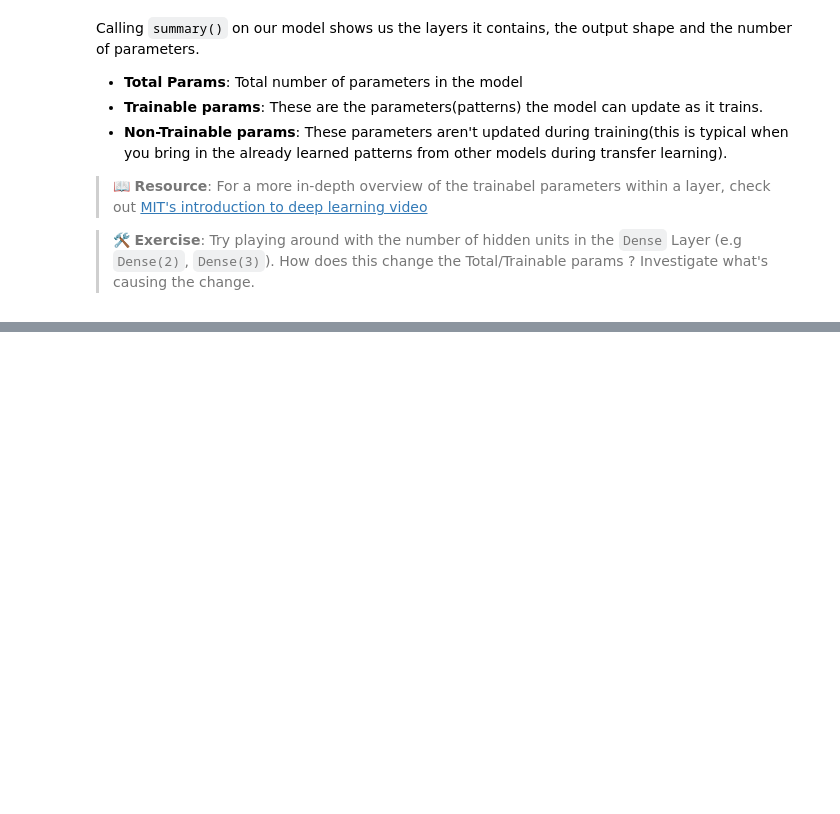
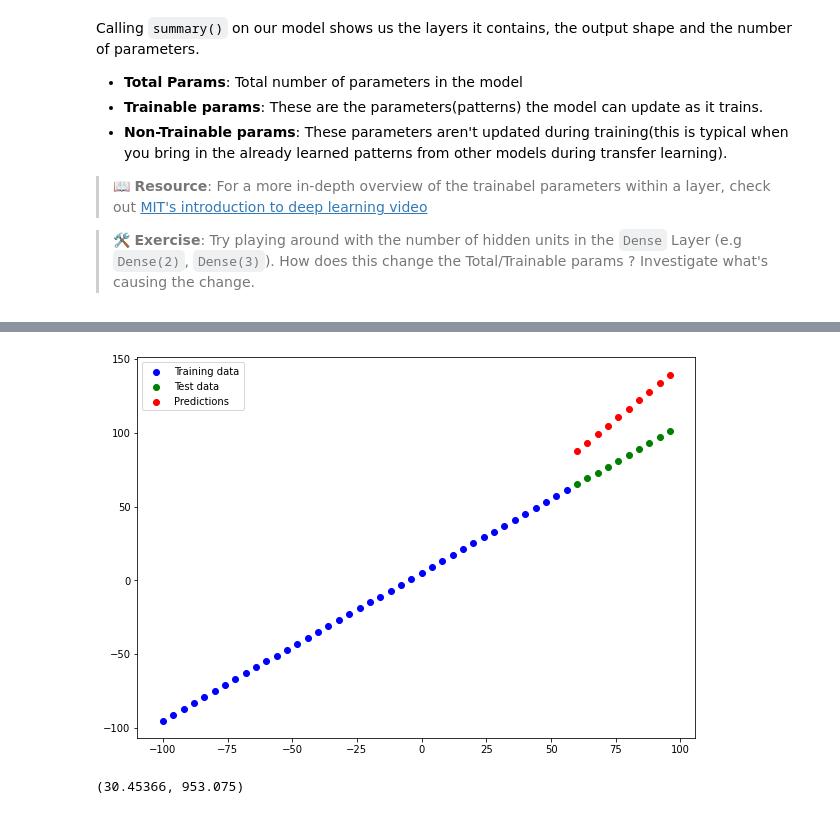
Before and after one commit to SaketMunda/tensorflow-fundamentals, a Jupyter notebook: 01_neural_network_regression_in_tensorflow.ipynb, the cells around one changed output, grey strips where cells are left out. Cells and saved outputs as stored; diff of their text form; code cells hidden in the pictures; blank space fills up the shorter version.

```diff
--- a/01_neural_network_regression_in_tensorflow.ipynb
+++ b/01_neural_network_regression_in_tensorflow.ipynb
@@ -457,0 +748,5 @@ Calling `summary()` on our model shows us the layers it contains, the output sha
+# %%
+# Make predictions and plot model_2
+y_preds_2 = model_2.predict(X_test)
+plot_prediction(predictions=y_preds_2)
+# %% [output]
@@ -457,0 +754,8 @@ Calling `summary()` on our model shows us the layers it contains, the output sha
+[figure, added]
+# %%
+# Calculate model_2 metics
+mae_2 = mae(y_preds=y_preds_2)
+mse_2 = mse(y_preds=y_preds_2)
+mae_2, mse_2
+# %% [output]
+(30.45366, 953.075)
```
Also changed, not shown: parts of 41 cells of this notebook.
